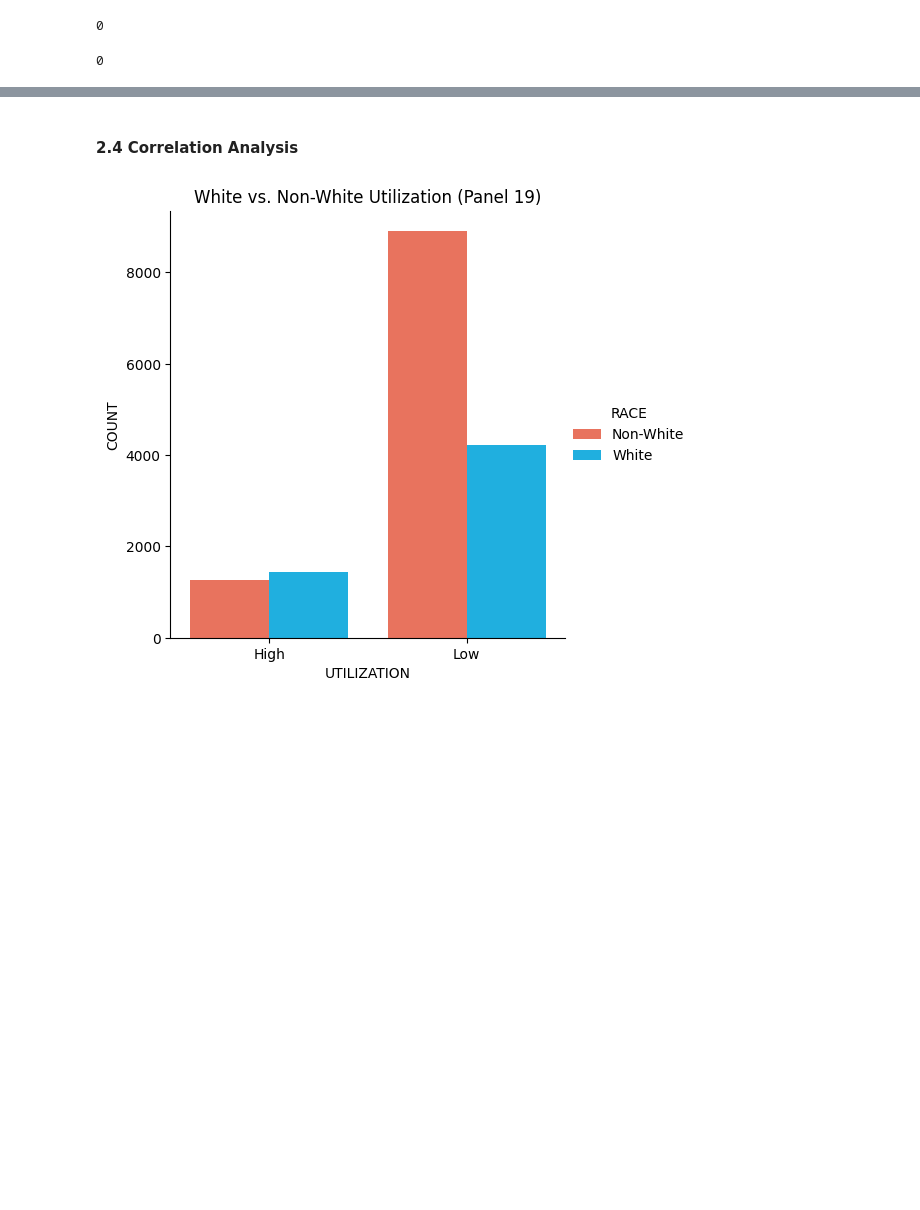
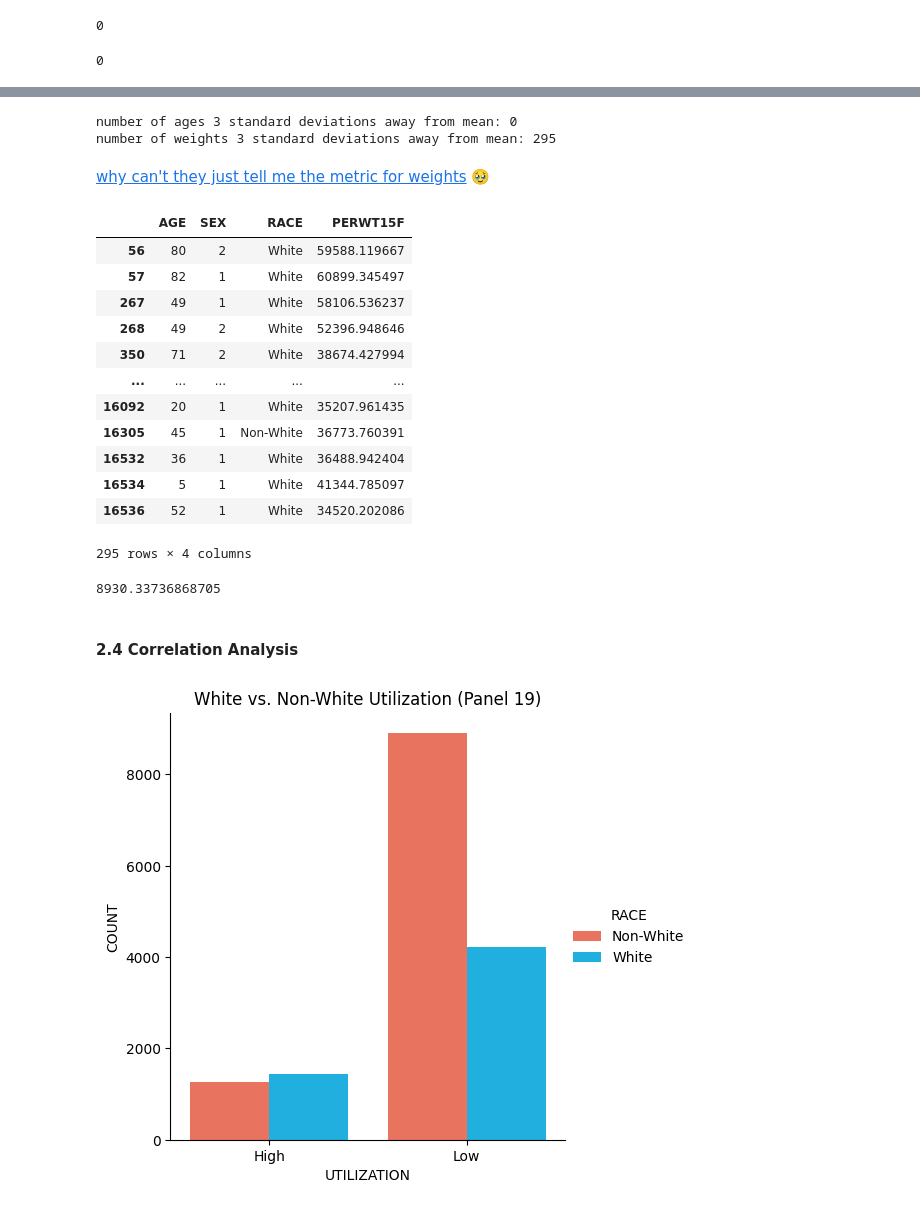
Before and after one commit to 474benchen/capstone_replication, a Jupyter notebook: replication_EDA.ipynb, the cells around one changed output, grey strips where cells are left out. Saved outputs shown, nothing was run; the diff lists cells and outputs as text; code cells hidden in the pictures; blank space fills up the shorter version.

Commit message:
add outliers

```diff
--- a/replication_EDA.ipynb
+++ b/replication_EDA.ipynb
@@ -413,3 +422,39 @@ df_panel_20_reduced.isnull().sum().sum()
+# %%
+data = df_panel_19_reduced.copy()
+# idk how the other 2 numerical columns can be considered outliers
+# age
+data['AGE_ZSCORE'] = (data['AGE'] - data['AGE'].mean()) / np.std(data['AGE'])
+# weight
+data['WEIGHT_ZSCORE'] = (data['PERWT15F'] - data['PERWT15F'].mean()) / np.std(data['PERWT15F'])
+print("number of ages 3 standard deviations away from mean: " + str((np.abs(data['AGE_ZSCORE']) > 3).sum()))
+print("number of weights 3 standard deviations away from mean: " + str((np.abs(data['WEIGHT_ZSCORE']) > 3).sum()))
+# %% [output]
+number of ages 3 standard deviations away from mean: 0
+number of weights 3 standard deviations away from mean: 295
+# %% [markdown]
+<a href = 'https://meps.ahrq.gov/mepsweb/data_stats/download_data_files_codebook.jsp?PUFId=H181&varName=PERWT15F'> why can't they just tell me the metric for weights</a> 🥹
+# %%
+# investigate weight outliers
+data[np.abs(data['WEIGHT_ZSCORE']) > 3][['AGE', 'SEX', 'RACE', 'PERWT15F']]
+# %% [output]
+|  | AGE | SEX | RACE | PERWT15F |
+| 56 | 80 | 2 | White | 59588.119667 |
+| 57 | 82 | 1 | White | 60899.345497 |
+| 267 | 49 | 1 | White | 58106.536237 |
+| 268 | 49 | 2 | White | 52396.948646 |
+| 350 | 71 | 2 | White | 38674.427994 |
+| ... | ... | ... | ... | ... |
+| 16092 | 20 | 1 | White | 35207.961435 |
+| 16305 | 45 | 1 | Non-White | 36773.760391 |
+| 16532 | 36 | 1 | White | 36488.942404 |
+| 16534 | 5 | 1 | White | 41344.785097 |
+| 16536 | 52 | 1 | White | 34520.202086 |
+295 rows × 4 columns
+# %%
+# looks like super outliers // consider dropping?
+data['PERWT15F'].mean()
+# %% [output]
+8930.33736868705
 # %% [markdown]
 #### 2.4 Correlation Analysis
 # %%
```
Also changed, not shown: parts of 1 cell of this notebook.
